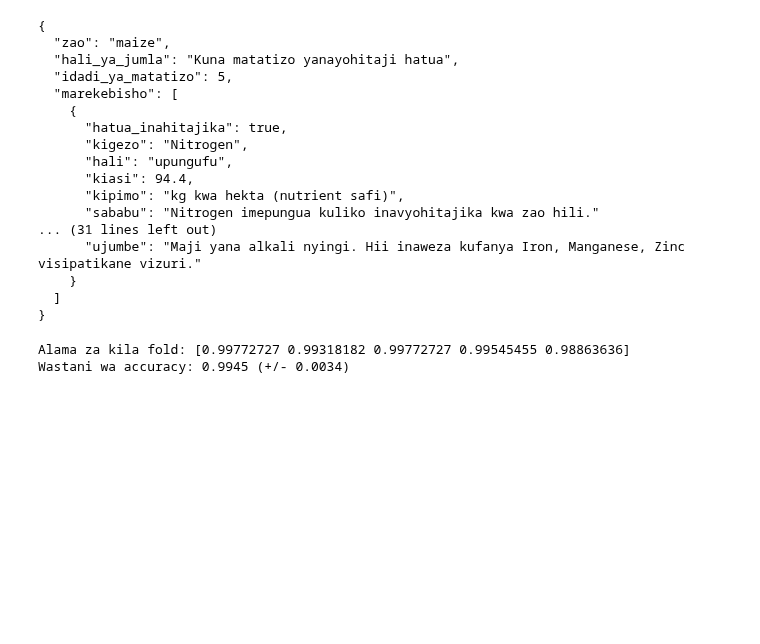
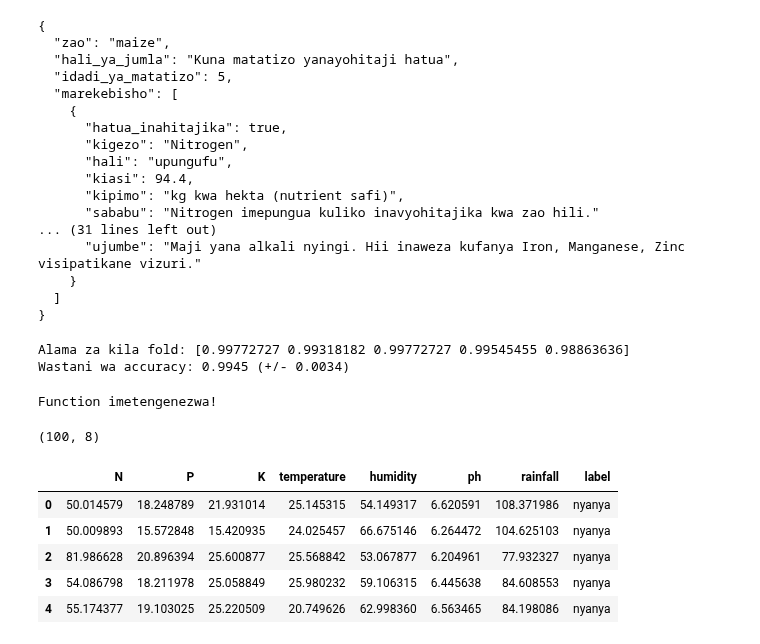
Before and after one commit to Signi-AI/AGRI-SENSE-AI, a Jupyter notebook: notebooks/chunguza_data.ipynb, the cells around one changed output. Drawn from its saved outputs; the diff is of its cells as text; code cells hidden in the pictures; blank space fills up the shorter version.

```diff
--- a/notebooks/chunguza_data.ipynb
+++ b/notebooks/chunguza_data.ipynb
@@ -1032,3 +1032,41 @@ print(f"Wastani wa accuracy: {alama.mean():.4f} (+/- {alama.std():.4f})")
 # %% [output]
 Alama za kila fold: [0.99772727 0.99318182 0.99772727 0.99545455 0.98863636]
 Wastani wa accuracy: 0.9945 (+/- 0.0034)
+# %%
+def tengeneza_zao(n, N_range, P_range, K_range, temp_range, humidity_range, ph_range, rainfall_range, jina):
+    """Inatengeneza 'n' rows za zao moja, kwa kutumia mipaka ya kisayansi."""
+    return pd.DataFrame({
+        'N': np.random.uniform(N_range[0], N_range[1], n),
+        'P': np.random.uniform(P_range[0], P_range[1], n),
+        'K': np.random.uniform(K_range[0], K_range[1], n),
+        'temperature': np.random.uniform(temp_range[0], temp_range[1], n),
+        'humidity': np.random.uniform(humidity_range[0], humidity_range[1], n),
+        'ph': np.random.uniform(ph_range[0], ph_range[1], n),
+        'rainfall': np.random.uniform(rainfall_range[0], rainfall_range[1], n),
+        'label': jina
+    })
+
+print("Function imetengenezwa!")
+# %% [output]
+Function imetengenezwa!
+# %%
+import pandas as pd
+import numpy as np
+nyanya = tengeneza_zao(
+    n=100,
+    N_range=(50,90), P_range=(10,25), K_range=(15,27),
+    temp_range=(20,27), humidity_range=(50,70),
+    ph_range=(6.0,6.8), rainfall_range=(60,130),
+    jina='nyanya'
+)
+
+print(nyanya.shape)
+nyanya.head()
+# %% [output]
+(100, 8)
+|  | N | P | K | temperature | humidity | ph | rainfall | label |
+| 0 | 50.014579 | 18.248789 | 21.931014 | 25.145315 | 54.149317 | 6.620591 | 108.371986 | nyanya |
+| 1 | 50.009893 | 15.572848 | 15.420935 | 24.025457 | 66.675146 | 6.264472 | 104.625103 | nyanya |
+| 2 | 81.986628 | 20.896394 | 25.600877 | 25.568842 | 53.067877 | 6.204961 | 77.932327 | nyanya |
+| 3 | 54.086798 | 18.211978 | 25.058849 | 25.980232 | 59.106315 | 6.445638 | 84.608553 | nyanya |
+| 4 | 55.174377 | 19.103025 | 25.220509 | 20.749626 | 62.998360 | 6.563465 | 84.198086 | nyanya |
```
Also changed, not shown: parts of 5 cells of this notebook, 5 other files.
